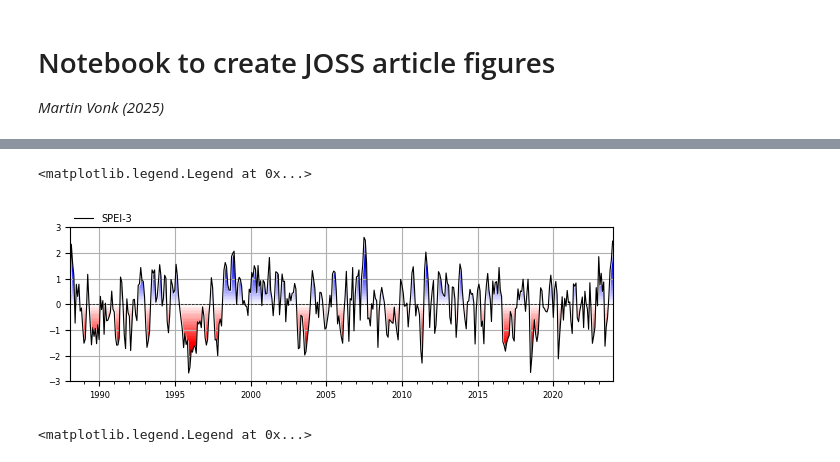
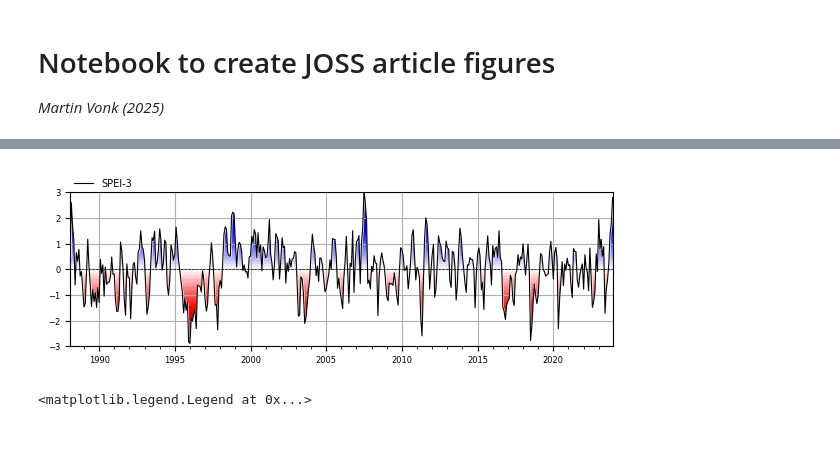
Before and after one commit to martinvonk/SPEI, a Jupyter notebook: paper/paper.ipynb, the cells around one changed output, grey strips where cells are left out. Drawn from its saved outputs; the diff is of its cells as text; code cells hidden in the pictures.

```diff
--- a/paper/paper.ipynb
+++ b/paper/paper.ipynb
@@ -39,10 +39,11 @@ plt.rcParams.update(
     }
 )
 # %%
-df = pd.read_csv("series.csv", index_col=0, parse_dates=True)
+df = pd.read_csv("data/series.csv", index_col=0, parse_dates=True)
 prec = df["prec"]
 evap = df["evap"]
-pe = prec - evap
+surplus = prec - evap
+surplusm = surplus.resample("MS").sum()
 head = df["head"]
 # %%
 dist = sps.fisk
@@ -161,7 +164,7 @@ axd["norm"].plot(
 # %%
 spei1 = sispei.norm_ppf()
 
-f, ax = plt.subplots(figsize=(7.0, 2.0))
+fig, ax = plt.subplots(figsize=(7.0, 2.0))
 ax.plot(spei1.index, spei1.values, linewidth=1.2, label="SPEI-1", color="C3")
 ax.set_yticks(
     np.arange(-3.0, 4.0, 1.0),
@@ -171,4 +174,6 @@ ax.set_ylim(-3.0, 3.0)
 ax.xaxis.set_minor_locator(mpl.dates.YearLocator())
 ax.xaxis.set_major_locator(mpl.dates.YearLocator(5))
 ax.legend(loc=(0, 1), frameon=False, ncol=2)
+
+fig.savefig("figures/surplus_spei1.png", dpi=300, bbox_inches="tight")
 # %% [output]
@@ -176,20 +180,14 @@ ax.legend(loc=(0, 1), frameon=False, ncol=2)
 [figure]
 # %%
-sispei3 = si.SI(
-    series=pe.resample("MS").sum(),
-    dist=dist,
-    timescale=3,
-)
-sispei3.fit_distribution()
-spei3 = sispei3.norm_ppf()
+spei3 = si.spei(series=surplusm, dist=sps.gamma, timescale=3)
 
 ax = si.plot.si(spei3, figsize=(7.0, 2.0))
 ax.xaxis.set_minor_locator(mpl.dates.YearLocator())
 ax.xaxis.set_major_locator(mpl.dates.YearLocator(5))
 ax.legend(labels=["SPEI-3"], loc=(0, 1), frameon=False)
+fig.savefig("figures/surplus_spei3.png", dpi=300, bbox_inches="tight")
 # %% [output]
-<matplotlib.legend.Legend at 0x...>
-[figure, old version]
+[figure, new version]
 # %%
 sispi6 = si.SI(
     series=prec,
```
Also changed, not shown: parts of 4 cells of this notebook, 1 other file.
